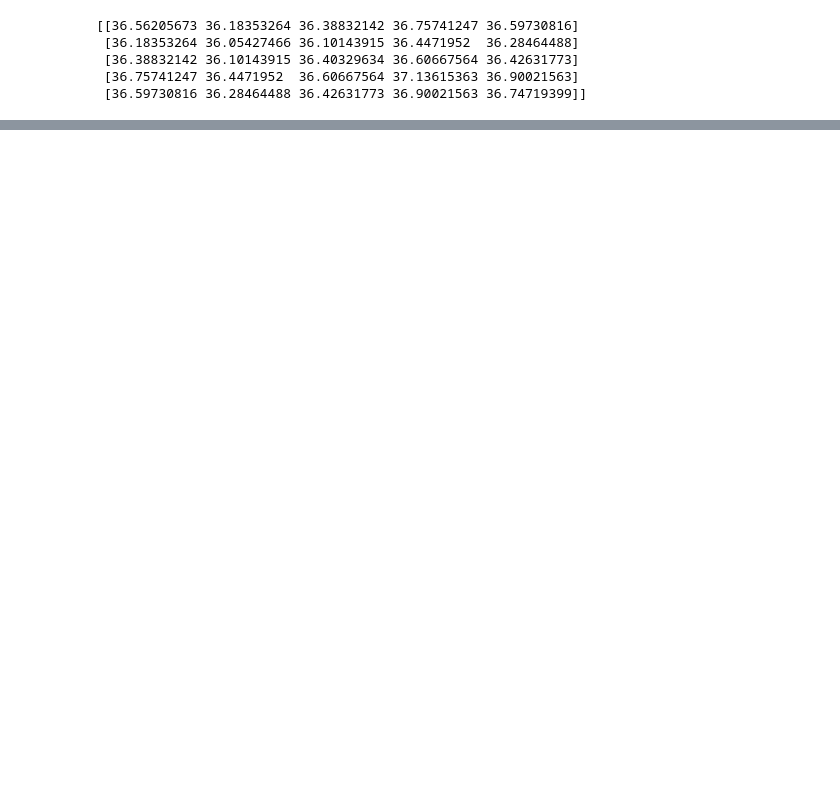
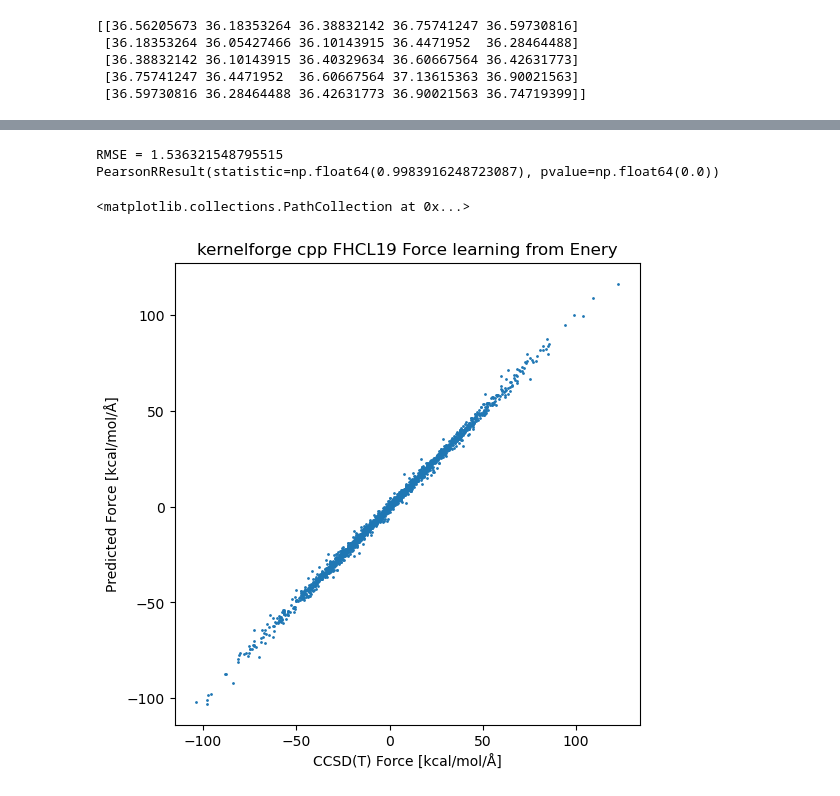
Before and after one commit to andersx/kernelforge, a Jupyter notebook: examples/fchl_example.ipynb, the cells around one changed output, grey strips where cells are left out. Saved outputs shown, nothing was run; the diff lists cells and outputs as text; code cells hidden in the pictures; blank space fills up the shorter version.

```diff
--- a/examples/fchl_example.ipynb
+++ b/examples/fchl_example.ipynb
@@ -134,10 +134,15 @@ Yft.shape
 # %%
 rmse = np.sqrt(np.mean(np.square(Yft - Yfp)))
 res = pearsonr(Yfp, Yft)
 print(f"RMSE = {rmse}")
 print(res)
 fig = plt.figure(figsize=(6,6))
-plt.xlabel("CCSD(T) Energy [kcal/mol/Å]")
-plt.ylabel("Predicted Energy [kcal/mol/Å]")
-plt.title("kernelforge cpp FHCL19 energy learning")
+plt.xlabel("CCSD(T) Force [kcal/mol/Å]")
+plt.ylabel("Predicted Force [kcal/mol/Å]")
+plt.title("kernelforge cpp FHCL19 Force learning from Enery")
 plt.scatter(Yft, Yfp, s=1)
+# %% [output]
+RMSE = 1.536321548795515
+PearsonRResult(statistic=np.float64(0.9983916248723087), pvalue=np.float64(0.0))
+<matplotlib.collections.PathCollection at 0x...>
+[figure, added]
```
Also changed, not shown: parts of 9 cells of this notebook, 2 other files.
